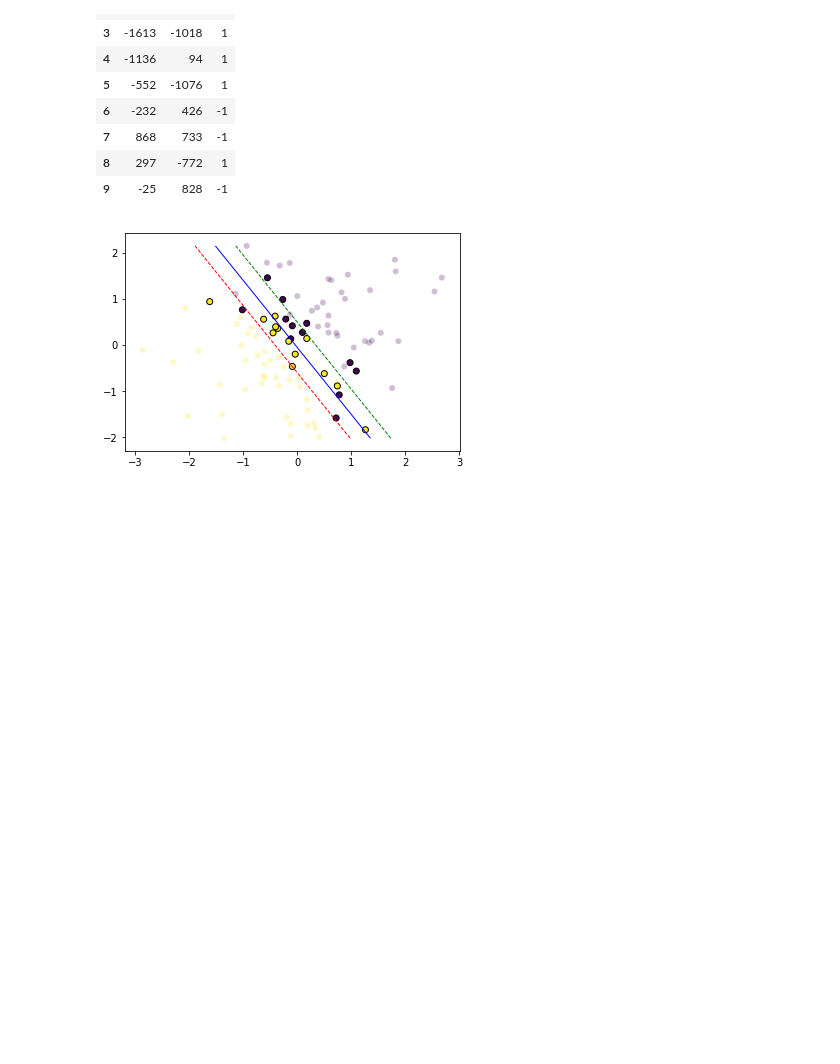
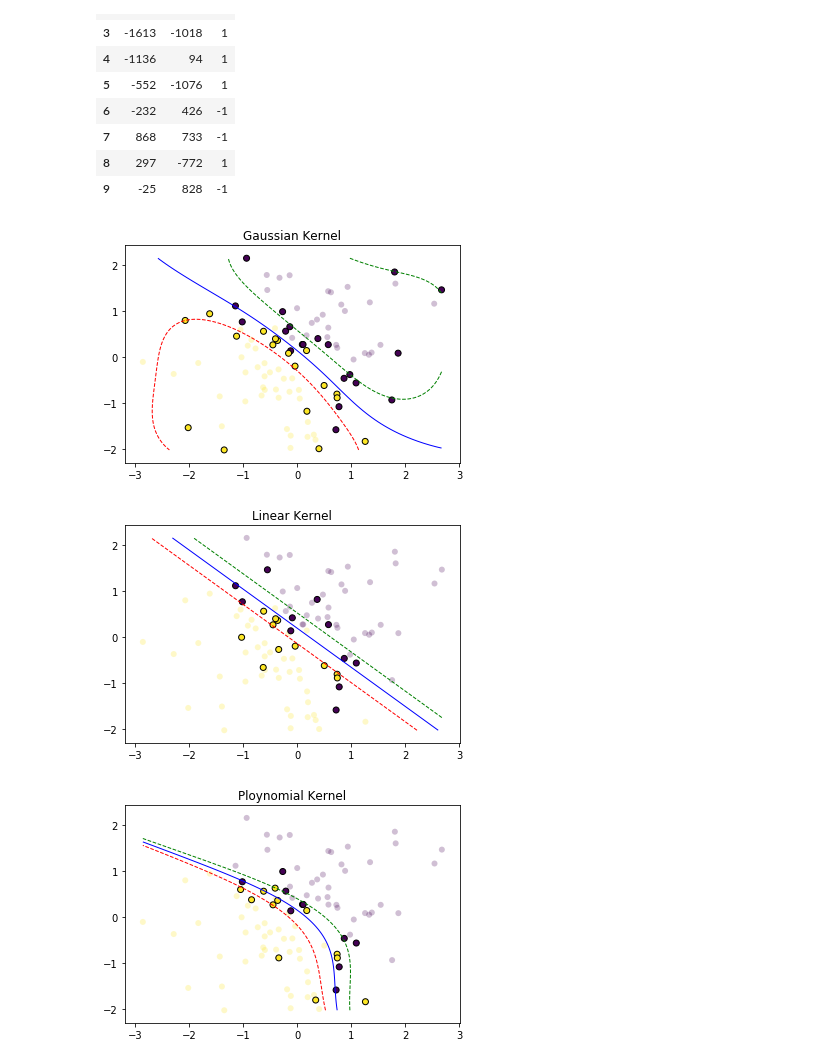
Before and after one commit to shivammehta25/Machine-Learning-Lab, a Jupyter notebook: Task 5 SVM.ipynb, the cells around one changed output. Drawn from its saved outputs; the diff is of its cells as text; code cells hidden in the pictures; blank space fills up the shorter version.

Commit message:
Adding more plots

```diff
--- a/Task 5 SVM.ipynb
+++ b/Task 5 SVM.ipynb
@@ -63,9 +63,11 @@ class SVM:
 
 
 def kernel_linear(x, y, b=1):
-
     return x @ y.T + b
 
+def kernel_polynomial(x, y, d=3, gamma = 1):
+    dot = x @ y.T
+    return (1 + gamma*dot) ** d
 
 def kernel_gaussian(x, y, sigma=1):
     if np.ndim(x) == 1 and np.ndim(y) == 1:
@@ -272,30 +274,38 @@ def predict(alphas, target, kernel, X_train, x_test, b):
     pred = np.sign((alphas * target) @ kernel(X_train, x_test) + b)
     return pred
 # %%
-x_train = train_data[:, :-1]
-y_train = train_data[:, -1]
-scaler = StandardScaler()
-x_train = scaler.fit_transform(x_train, y_train)
-C = 1.0
-m = len(x_train)
-initial_alphas = np.zeros(m)
-initial_b = 0.0
-tol = 0.01
-eps = 0.01
+for kernel in [kernel_gaussian , kernel_linear, kernel_polynomial]:
+    x_train = train_data[:, :-1]
+    y_train = train_data[:, -1]
+    scaler = StandardScaler()
+    x_train = scaler.fit_transform(x_train, y_train)
+    C = 1.0
+    m = len(x_train)
+    initial_alphas = np.zeros(m)
+    initial_b = 0.0
+    tol = 0.01
+    eps = 0.01
 
-model = SVM(x_train, y_train, C, kernel_linear,
-            initial_alphas, initial_b, np.zeros(m))
-model.errors = decision_function(model.alphas, model.y, model.kernel,
-                                  model.x, model.x, model.b) - model.y
-output = fit(model)
-grid, ax = plot_boundaries(output)
+    model = SVM(x_train, y_train, C, kernel,
+                initial_alphas, initial_b, np.zeros(m))
+    model.errors = decision_function(model.alphas, model.y, model.kernel,
+                                      model.x, model.x, model.b) - model.y
+    output = fit(model)
+    grid, ax = plot_boundaries(output)
 
 
-x_test = test_data[:, :-1]
-y_test = test_data[:, -1]
-cdf = predict(model.alphas, model.y, model.kernel, model.x, x_test, model.b)
-result = pd.DataFrame({'Predicted': cdf, 'actual': y_test})
-
-plt.show()
+    x_test = test_data[:, :-1]
+    y_test = test_data[:, -1]
+    cdf = predict(model.alphas, model.y, model.kernel, model.x, x_test, model.b)
+    result = pd.DataFrame({'Predicted': cdf, 'actual': y_test})
+    if kernel == kernel_gaussian:
+        plt.title('Gaussian Kernel')
+    elif kernel == kernel_linear:
+        plt.title('Linear Kernel')
+    else :
+        plt.title('Ploynomial Kernel')
+    plt.show()
 # %% [output]
-[figure, old version]
+[figure, new version]
+[figure, added]
+[figure, added]
```
